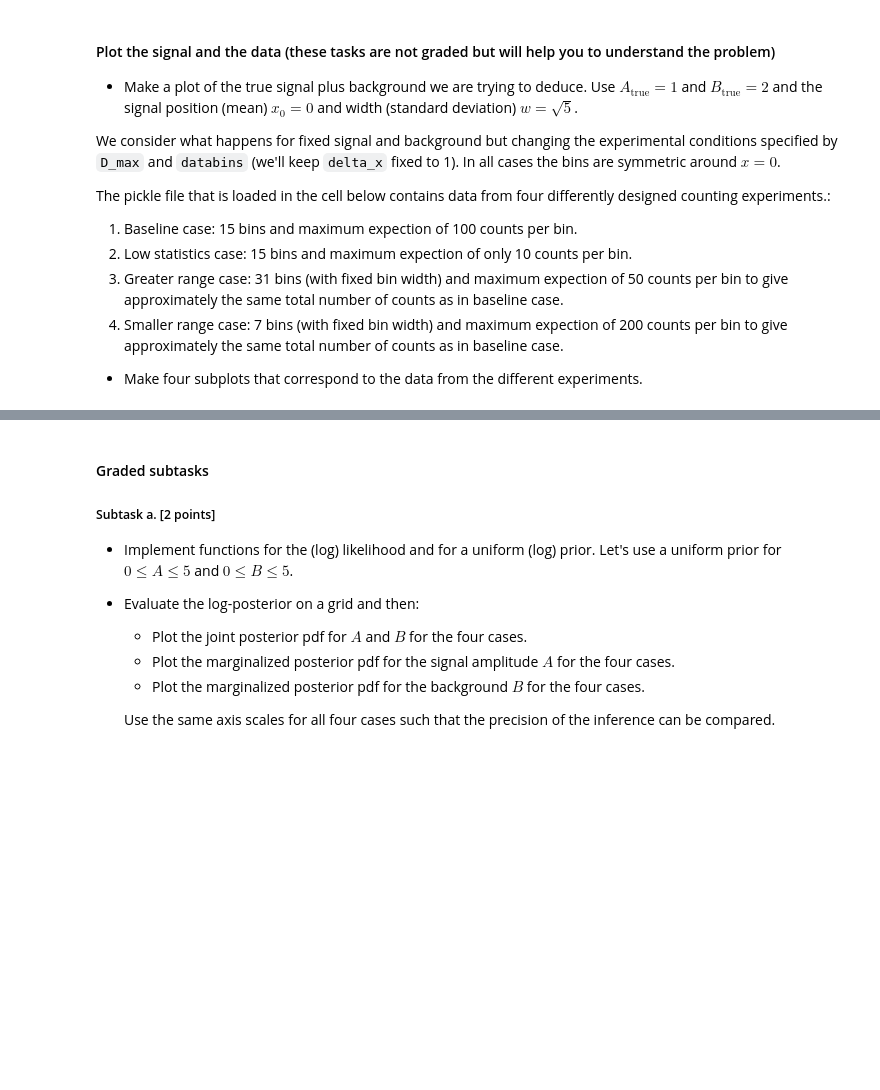
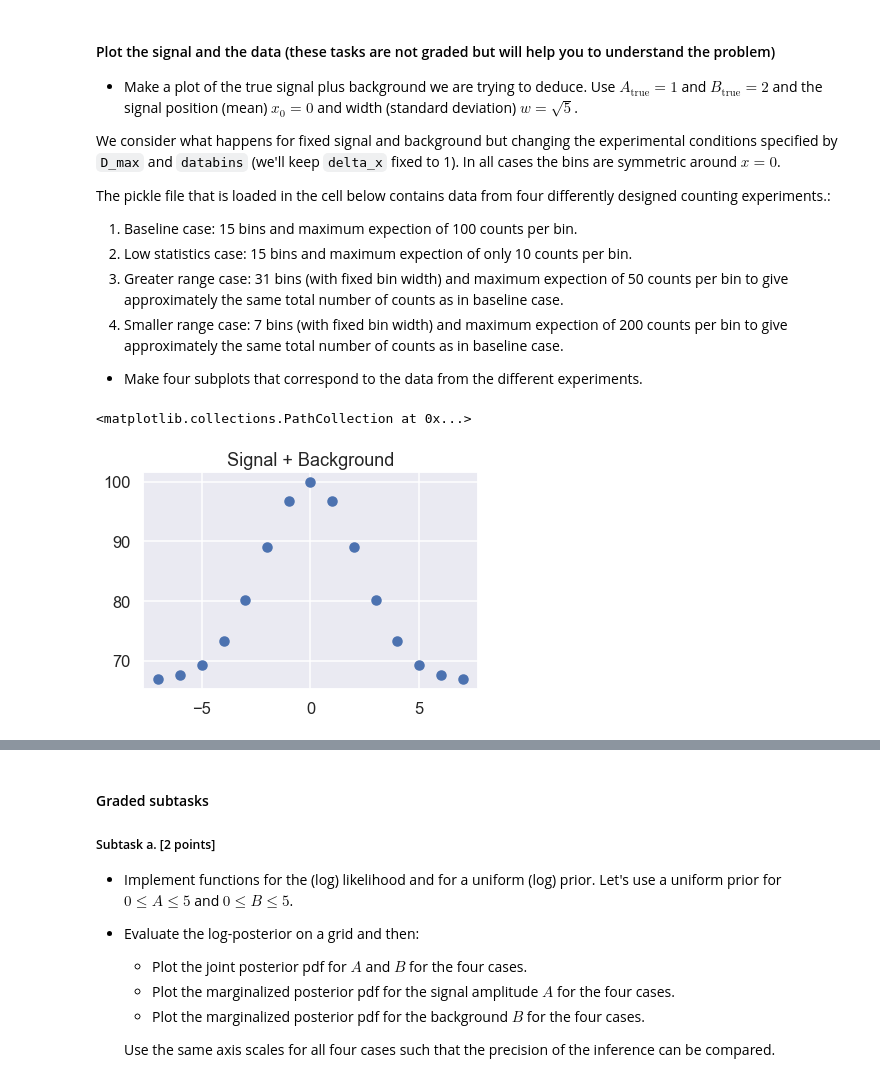
Before and after one commit to pwd-alejandro/learningFromData, a Jupyter notebook: doc/pub/ProblemSets/Set2/TIF285_ProblemSet2/TIF285_ProblemSet2/TIF285_ps2_basic_problems.ipynb, the cells around one changed output, grey strips where cells are left out. Saved outputs shown, nothing was run; the diff lists cells and outputs as text; code cells hidden in the pictures; blank space fills up the shorter version.

```diff
--- a/doc/pub/ProblemSets/Set2/TIF285_ProblemSet2/TIF285_ProblemSet2/TIF285_ps2_basic_problems.ipynb
+++ b/doc/pub/ProblemSets/Set2/TIF285_ProblemSet2/TIF285_ProblemSet2/TIF285_ps2_basic_problems.ipynb
@@ -660,5 +698,16 @@ The pickle file that is loaded in the cell below contains data from four differe
 1. Smaller range case: 7 bins (with fixed bin width) and maximum expection of 200 counts per bin to give approximately the same total number of counts as in baseline case.
 
 * Make four subplots that correspond to the data from the different experiments.
+# %%
+xk_pts, Dk_pts, Nk_pts, x_max, n_0 = make_dataset(A_true=1,
+                                                  B_true=2,
+                                                  width=5**0.5,
+                                                  x_0=0, databins=15, delta_x=1, D_max=100)
+
+plt.title('Signal + Background')
+plt.scatter(xk_pts, Dk_pts)
+# %% [output]
+<matplotlib.collections.PathCollection at 0x...>
+[figure, added]
 # %%
 # Plotting the signal and background
```
Also changed, not shown: parts of 11 cells of this notebook.
